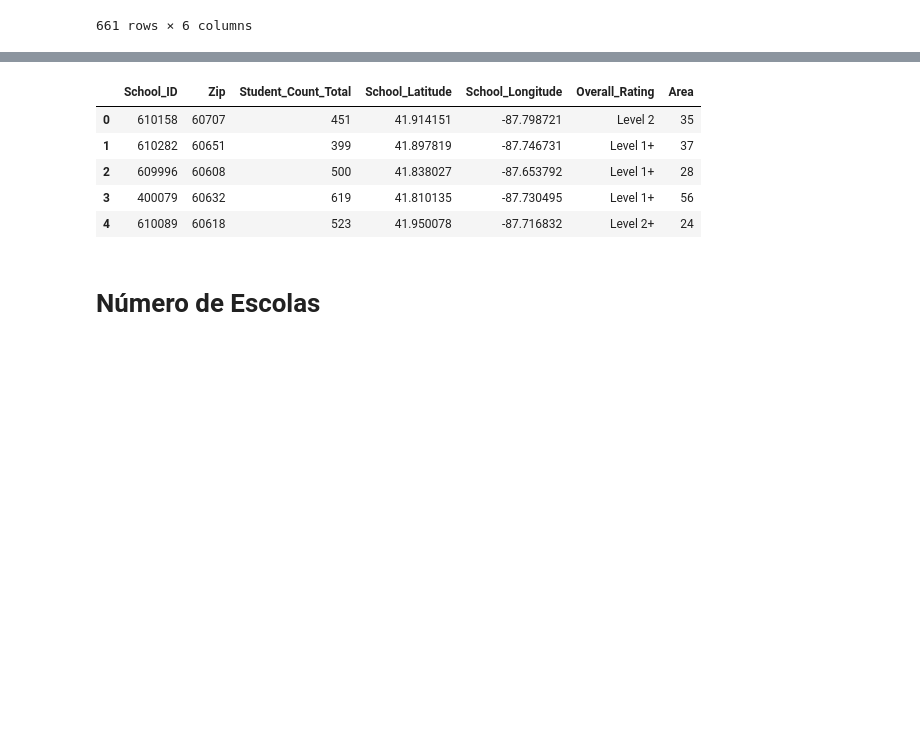
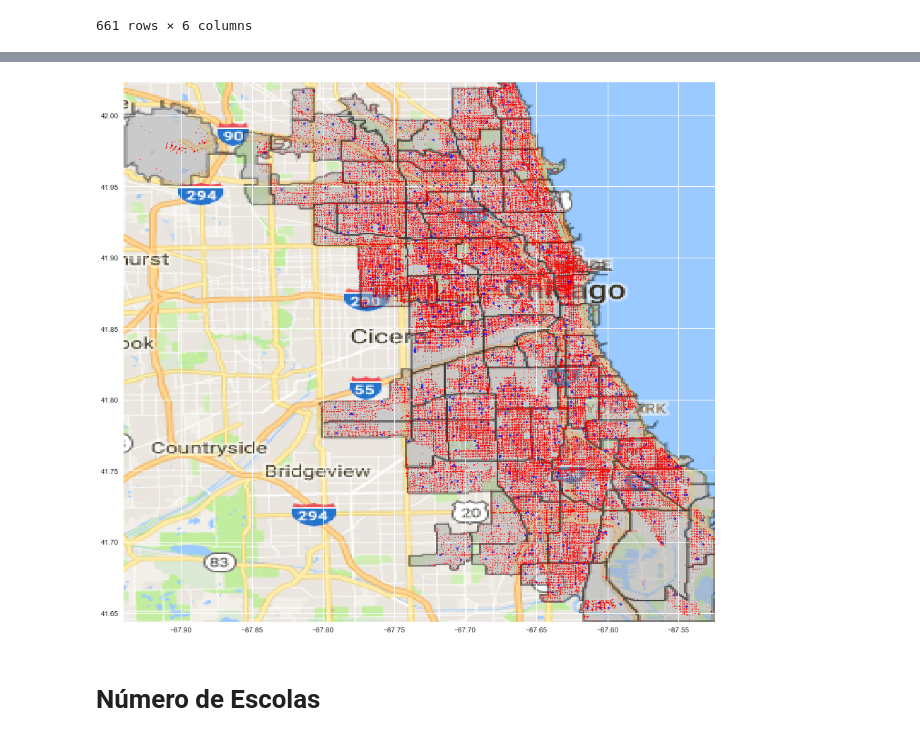
Before and after one commit to if1015-datascience-ufpe/2017-2-projeto-ajgan-rlsma-rcrs3, a Jupyter notebook: Project.ipynb, the cells around one changed output, grey strips where cells are left out. Saved outputs shown, nothing was run; the diff lists cells and outputs as text; code cells hidden in the pictures; blank space fills up the shorter version.

```diff
--- a/Project.ipynb
+++ b/Project.ipynb
@@ -783,23 +809,12 @@ zips
-# %%
-school_area = []
-for i in range(len(schools_upd)):
-    flag = 0
-    for j in range(len(zips)):
-        if schools_upd['Zip'][i] == zips['ZIP'][j]:
-            school_area.append(zips['OBJECTID'][j])
-            flag = 1
-            break
-    if flag == 0:
-        school_area.append('')
-schools_upd['Area'] = school_area
-schools_upd.head()
-# %% [output]
-|  | School_ID | Zip | Student_Count_Total | School_Latitude | School_Longitude | Overall_Rating | Area |
-| 0 | 610158 | 60707 | 451 | 41.914151 | -87.798721 | Level 2 | 35 |
-| 1 | 610282 | 60651 | 399 | 41.897819 | -87.746731 | Level 1+ | 37 |
-| 2 | 609996 | 60608 | 500 | 41.838027 | -87.653792 | Level 1+ | 28 |
-| 3 | 400079 | 60632 | 619 | 41.810135 | -87.730495 | Level 1+ | 56 |
-| 4 | 610089 | 60618 | 523 | 41.950078 | -87.716832 | Level 2+ | 24 |
+# %%
+fig, ax = plt.subplots(figsize=(15,15))
+plt.scatter(y=crimes_upd['Lat'],x=crimes_upd['Lon'],zorder=1,s=0.8,alpha=0.6,c='red')
+plt.scatter(y=schools_upd['School_Latitude'],x=schools_upd['School_Longitude'],zorder=2,s=10,alpha=0.6,c='blue')
+img = imread("mapa/CHmap.png")
+plt.imshow(img,zorder=0,extent=[westlimit, eastlimit, southlimit, northlimit])
+plt.show()
+# %% [output]
+[figure, added]
 # %% [markdown]
 # Número de Escolas
 # %%
```
Also changed, not shown: parts of 12 cells of this notebook, 3 other files.
